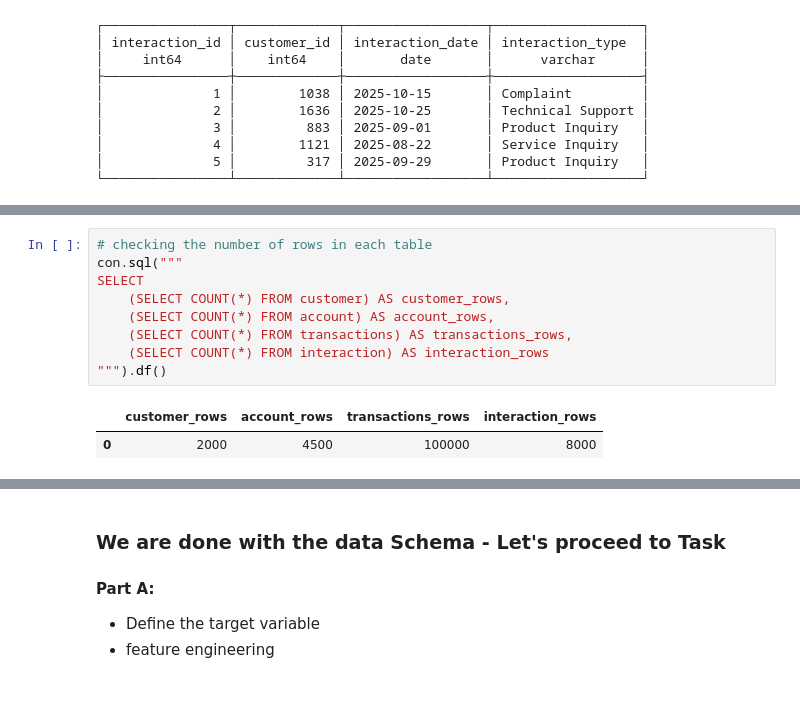
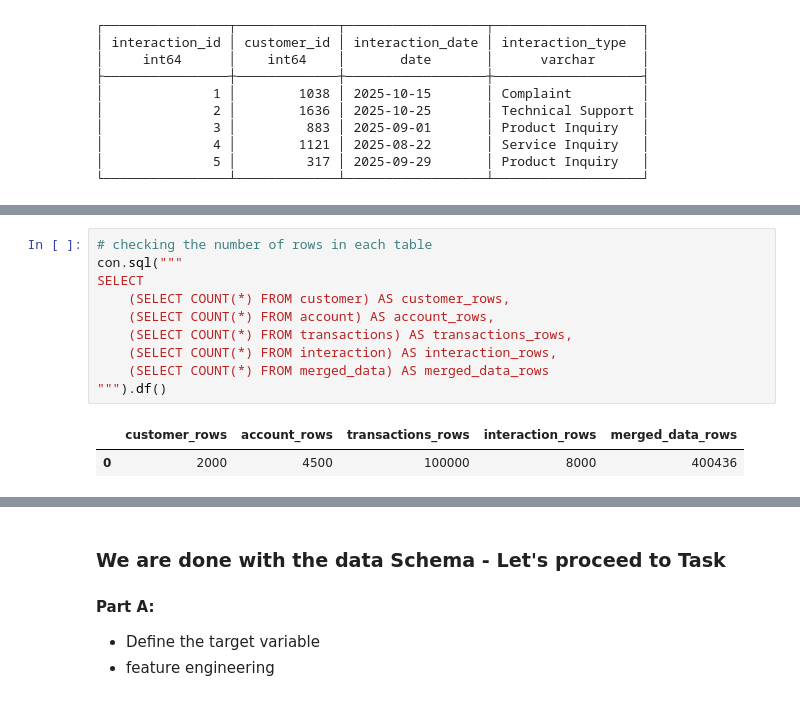
Before and after one commit to abiolaks/churn_prediction_n_anomaly_detection, a Jupyter notebook: notebooks/customer_churn_prediction.ipynb, the cells around one changed output, grey strips where cells are left out. Saved outputs shown, nothing was run; the diff lists cells and outputs as text.

```diff
--- a/notebooks/customer_churn_prediction.ipynb
+++ b/notebooks/customer_churn_prediction.ipynb
@@ -238,15 +313,16 @@ con.sql("SELECT * FROM interaction LIMIT 5")
 # %%
 # checking the number of rows in each table
 con.sql("""
 SELECT
     (SELECT COUNT(*) FROM customer) AS customer_rows,
     (SELECT COUNT(*) FROM account) AS account_rows,
     (SELECT COUNT(*) FROM transactions) AS transactions_rows,
-    (SELECT COUNT(*) FROM interaction) AS interaction_rows
+    (SELECT COUNT(*) FROM interaction) AS interaction_rows,
+    (SELECT COUNT(*) FROM merged_data) AS merged_data_rows
 """).df()
 # %% [output]
-|  | customer_rows | account_rows | transactions_rows | interaction_rows |
-| 0 | 2000 | 4500 | 100000 | 8000 |
+|  | customer_rows | account_rows | transactions_rows | interaction_rows | merged_data_rows |
+| 0 | 2000 | 4500 | 100000 | 8000 | 400436 |
 # %% [markdown]
 ### Joining all 4 tables
 (customer, account, transactions, interaction) into a single dataset ready for analysis and feature engineering.
```
Also changed, not shown: parts of 43 cells of this notebook, 13 other files.
